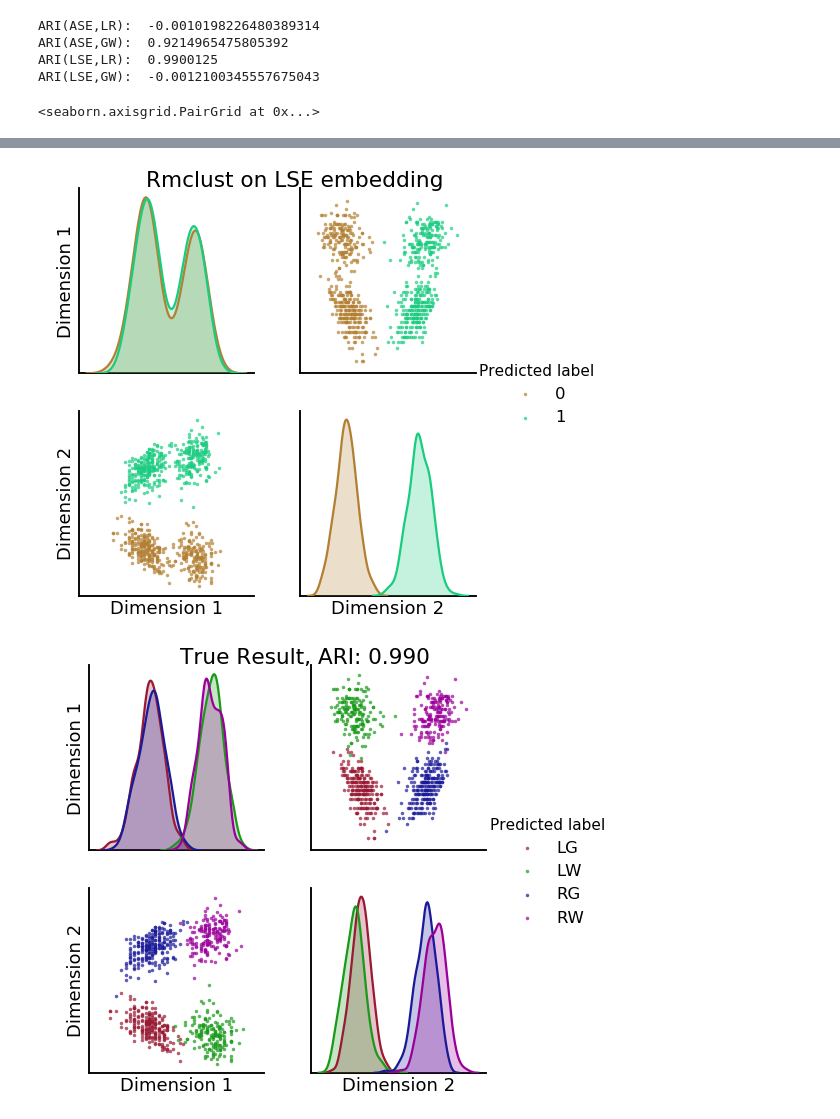
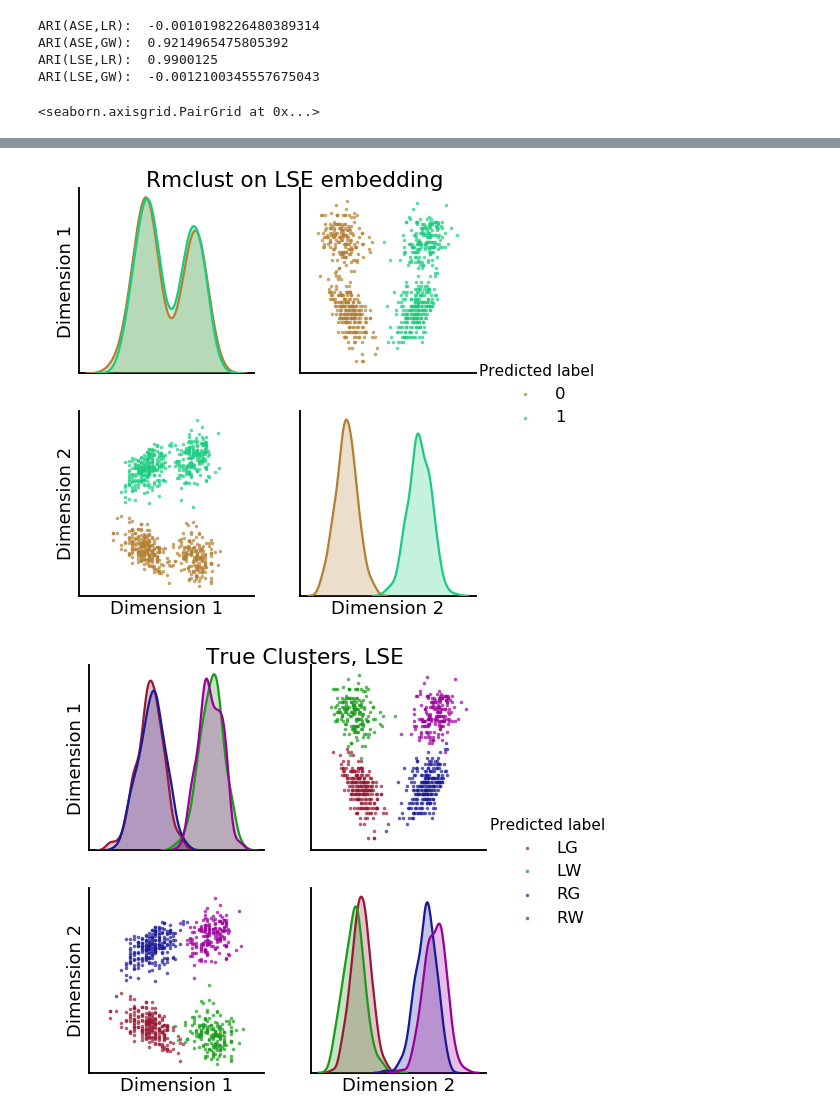
Before and after one commit to neurodata/dos_and_donts, a Jupyter notebook: experiments/experiment_9/py_vs_rclust.ipynb, the cells around one changed output, grey strips where cells are left out. Cells and saved outputs as stored; diff of their text form; code cells hidden in the pictures.

```diff
--- a/experiments/experiment_9/py_vs_rclust.ipynb
+++ b/experiments/experiment_9/py_vs_rclust.ipynb
@@ -201,35 +201,35 @@ pairplot(ase_Xhat,
          legend_name='Predicted label',
          height=3.5,
          palette= palette_true)
 
 #LSE
 lse_rm = cluster_gmm(lse_Xhat)
 lse_ari = adjusted_rand_score(labels_lr, lse_rm)
 lse_ari_2 = adjusted_rand_score(labels_gw, lse_rm)
 print("ARI(LSE,LR): ",lse_ari)
 print("ARI(LSE,GW): ",lse_ari_2)
 pairplot(lse_Xhat,
          labels=lse_rm,
          title='Rmclust on LSE embedding',
          legend_name='Predicted label',
          height=3.5,
          palette= palette_pre)
 pairplot(lse_Xhat,
          labels=labels_sbm,
-         title='True Result, ARI: {}'.format(str(lse_ari)[:5]),
+         title='True Clusters, LSE',
          legend_name='Predicted label',
          height=3.5,
          palette= palette_true)
 # %% [output]
 ARI(ASE,LR):  -0.0010198226480389314
 ARI(ASE,GW):  0.9214965475805392
 ARI(LSE,LR):  0.9900125
 ARI(LSE,GW):  -0.0012100345557675043
 <seaborn.axisgrid.PairGrid at 0x...>
 [figure]
 [figure]
 [figure]
-[figure, old version]
+[figure, new version]
 # %%
 # multi-graph
 
```
Also changed, not shown: parts of 4 cells of this notebook.
